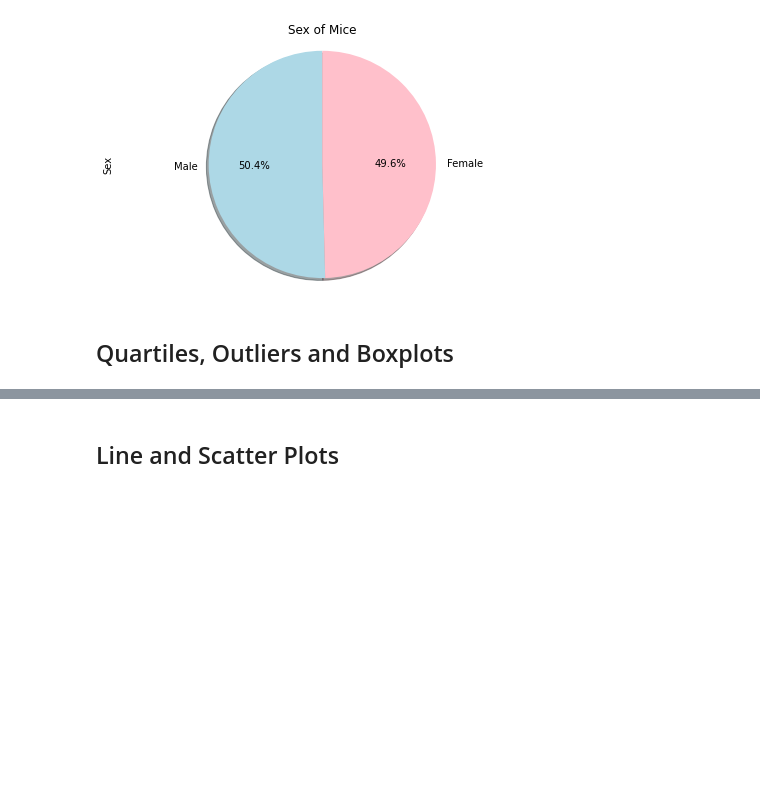
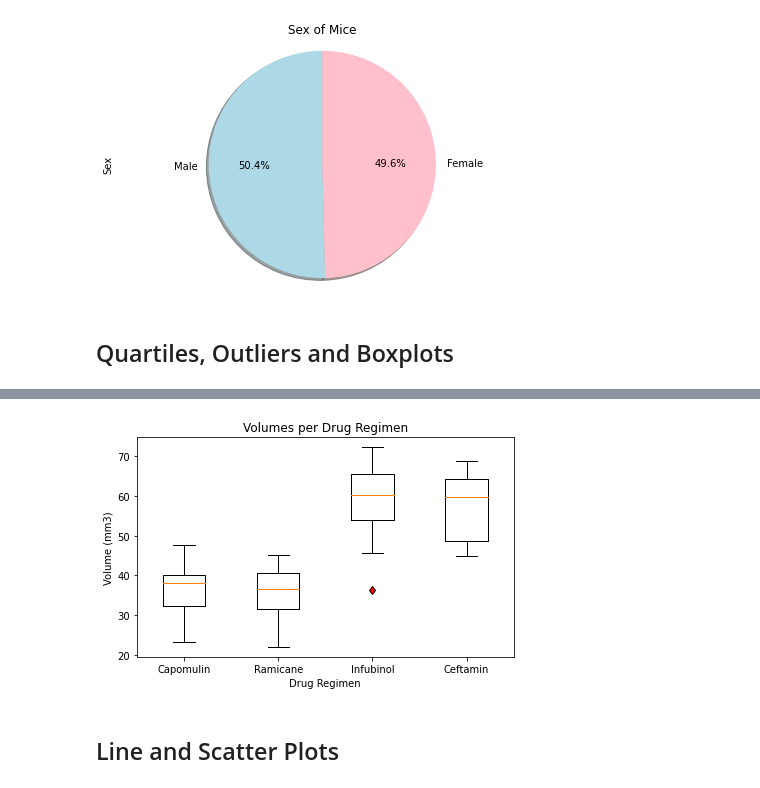
Before and after one commit to 12wollmana/UMN-Data_Analytics-MatPlotLib, a Jupyter notebook: Pymaceuticals/pymaceuticals_starter.ipynb, the cells around one changed output, grey strips where cells are left out. Cells and saved outputs as stored; diff of their text form; code cells hidden in the pictures; blank space fills up the shorter version.

Commit message:
Finished Quartiles, Ouliers, and Boxplots section

```diff
--- a/Pymaceuticals/pymaceuticals_starter.ipynb
+++ b/Pymaceuticals/pymaceuticals_starter.ipynb
@@ -223,6 +223,8 @@ plt.show()
 # Capomulin, Ramicane, Infubinol, and Ceftamin
 
 # Start by getting the last (latest) timepoint for each mouse
-
+last_timepoints_gb = mouse_study_df.groupby(Columns.mouse_id)[Columns.timepoint].max()
 
 # Merge this group df with the original dataframe to get the tumor volume at the last timepoint
+last_tumor_volume_df = pd.merge(mouse_study_df, last_timepoints_gb, on=[Columns.mouse_id, Columns.timepoint])
+last_tumor_volume_df.head()
@@ -229,18 +238,39 @@ plt.show()
 # %%
 # Put the four drug regimens into a list that can be iterated over in a for-loop
 # (and later used for plot labels)
-
+regimens_under_study = ["Capomulin", "Ramicane", "Infubinol", "Ceftamin"]
 
 # Create empty list to fill with tumor vol data (for plotting)
-
+tumor_data = []
 
 # Calculate the IQR and quantitatively determine if there are any potential outliers.
+for regimen in regimens_under_study:
 
 
     # Locate the rows which contain mice on each drug and get the tumor volumes
-
+    mice_under_regimen = last_tumor_volume_df.loc[last_tumor_volume_df[Columns.drug_regimen] == regimen]
+    tumor_volumes = mice_under_regimen[Columns.tumor_volume]
 
     # add subset
-
+    tumor_data.append(tumor_volumes)
 
     # Determine outliers using upper and lower bounds
+    tumor_quartiles = tumor_volumes.quantile([.25, .75])
+    tumor_up_quart = tumor_quartiles[.75]
+    tumor_low_quart = tumor_quartiles[.25]
+    tumor_iqr = tumor_up_quart - tumor_low_quart
+    tumor_offset = (1.5*tumor_iqr)
+    tumor_low_bound = tumor_low_quart - tumor_offset
+    tumor_up_bound = tumor_up_quart + tumor_offset
+
+    tumor_low_outliers = [volume for volume in tumor_volumes if volume <= tumor_low_bound]
+    tumor_up_outliers = [volume for volume in tumor_volumes if volume >= tumor_up_bound]
+
+    print(f"For {regimen}:")
+    print(f"   Volumes under {round(tumor_low_bound, 2)} mm3 may be outliers.")
+    for volume in tumor_low_outliers:
+        print(f"      {round(volume,2)} mm3")
+    print(f"   Volumes above {round(tumor_up_bound, 2)} mm3 may be outliers.")
+    for volume in tumor_up_outliers:
+        print(f"      {round(volume,2)} mm3")
+    print("--------------------------------------------")
@@ -247,5 +295,15 @@ plt.show()
 # %%
 # Generate a box plot of the final tumor volume of each mouse across four regimens of interest
+fig, ax = plt.subplots()
+outlier_marker = dict(markerfacecolor='r', marker='d') # Use red diamonds for outliers
+ax.boxplot(tumor_data, labels=regimens_under_study, flierprops=outlier_marker)
+ax.set_title("Volumes per Drug Regimen")
+ax.set_ylabel("Volume (mm3)")
+ax.set_xlabel("Drug Regimen")
+plt.tight_layout()
+plt.show()
+# %% [output]
+[figure, added]
 # %% [markdown]
 ## Line and Scatter Plots
 # %%
```
Also changed, not shown: parts of 2 cells of this notebook.
